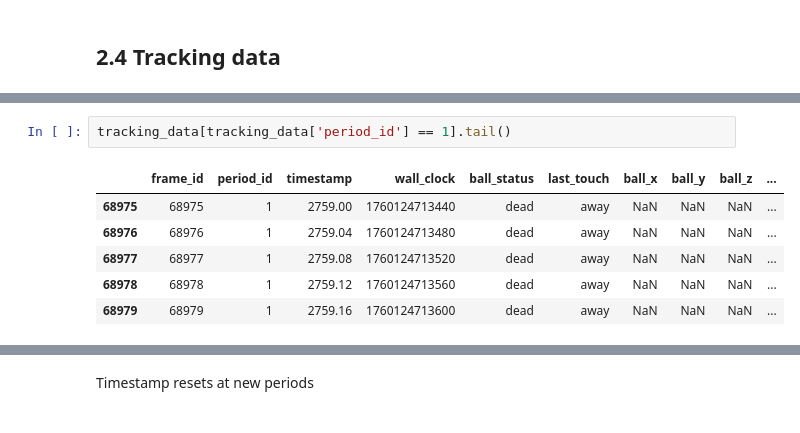
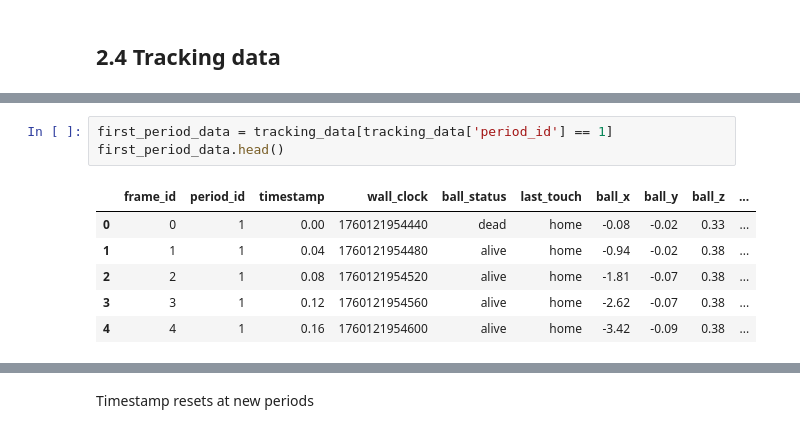
Before and after one commit to MarijnSt/belgium-north-macedonia-analysis, a Jupyter notebook: notebooks/data_exploration.ipynb, the cells around one changed output, grey strips where cells are left out. Saved outputs shown, nothing was run; the diff lists cells and outputs as text.

```diff
--- a/notebooks/data_exploration.ipynb
+++ b/notebooks/data_exploration.ipynb
@@ -475,9 +499,10 @@ Pitch dimensions: 105 x 68 meters
 # %%
-tracking_data[tracking_data['period_id'] == 1].tail()
+first_period_data = tracking_data[tracking_data['period_id'] == 1]
+first_period_data.head()
 # %% [output]
 |  | frame_id | period_id | timestamp | wall_clock | ball_status | last_touch | ball_x | ball_y | ball_z | ... |
-| 68975 | 68975 | 1 | 2759.00 | 1760124713440 | dead | away | NaN | NaN | NaN | ... |
-| 68976 | 68976 | 1 | 2759.04 | 1760124713480 | dead | away | NaN | NaN | NaN | ... |
-| 68977 | 68977 | 1 | 2759.08 | 1760124713520 | dead | away | NaN | NaN | NaN | ... |
-| 68978 | 68978 | 1 | 2759.12 | 1760124713560 | dead | away | NaN | NaN | NaN | ... |
-| 68979 | 68979 | 1 | 2759.16 | 1760124713600 | dead | away | NaN | NaN | NaN | ... |
+| 0 | 0 | 1 | 0.00 | 1760121954440 | dead | home | -0.08 | -0.02 | 0.33 | ... |
+| 1 | 1 | 1 | 0.04 | 1760121954480 | alive | home | -0.94 | -0.02 | 0.38 | ... |
+| 2 | 2 | 1 | 0.08 | 1760121954520 | alive | home | -1.81 | -0.07 | 0.38 | ... |
+| 3 | 3 | 1 | 0.12 | 1760121954560 | alive | home | -2.62 | -0.07 | 0.38 | ... |
+| 4 | 4 | 1 | 0.16 | 1760121954600 | alive | home | -3.42 | -0.09 | 0.38 | ... |
```
Also changed, not shown: parts of 6 cells of this notebook, 5 other files.
